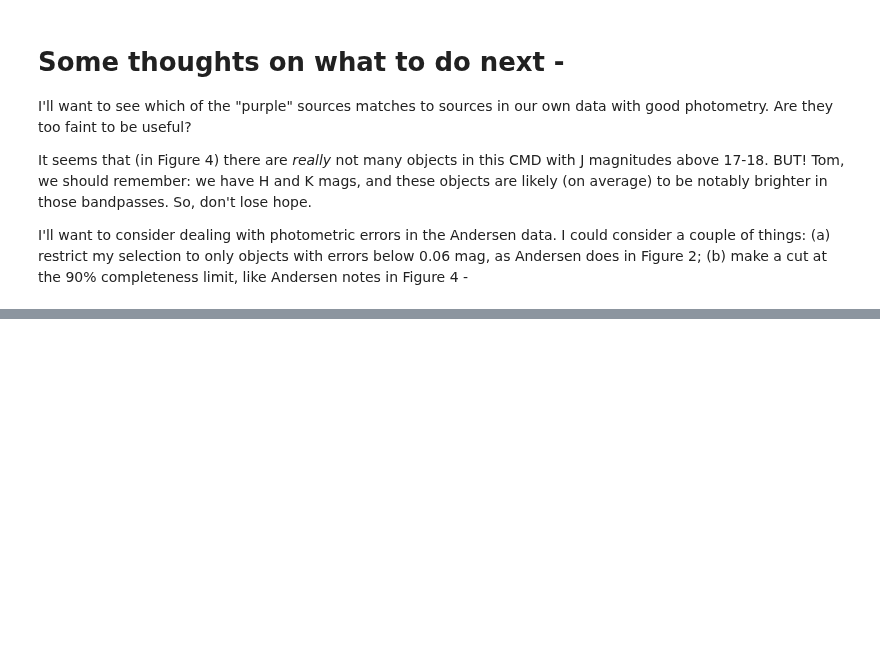
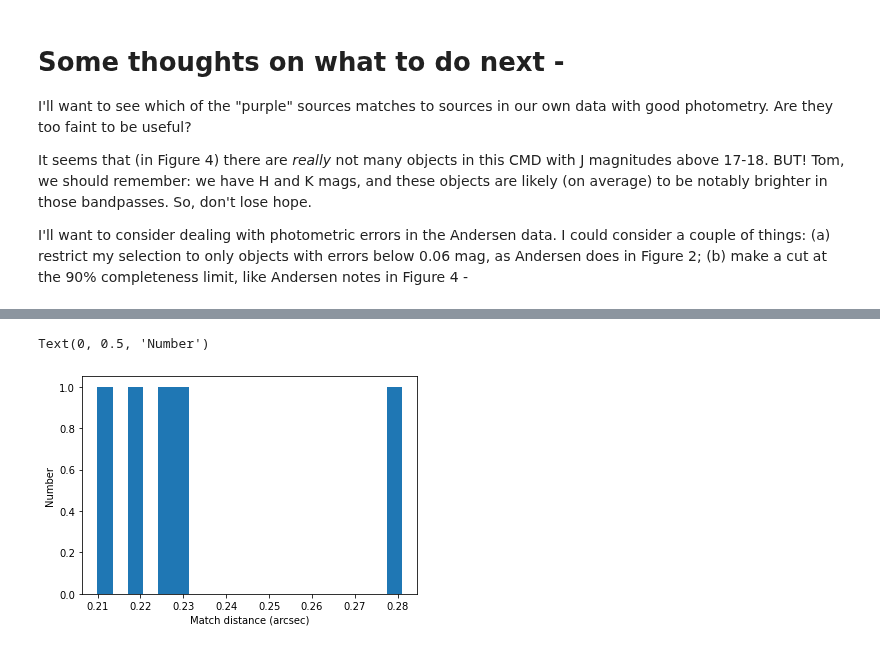
Before and after one commit to tomr-stargazer/Variability_Project_2020, a Jupyter notebook: wuvars/analysis/prototypes/Investigating the Mon R2 data that Morten sent.ipynb, the cells around one changed output, grey strips where cells are left out. Cells and saved outputs as stored; diff of their text form; code cells hidden in the pictures; blank space fills up the shorter version.

```diff
--- a/wuvars/analysis/prototypes/Investigating the Mon R2 data that Morten sent.ipynb
+++ b/wuvars/analysis/prototypes/Investigating the Mon R2 data that Morten sent.ipynb
@@ -266,0 +305,7 @@ I'll want to consider dealing with photometric errors in the Andersen data. I co
+# %%
+plt.hist(d2d[sep_constraint].to(u.arcsec).value, bins=20)
+plt.xlabel("Match distance (arcsec)")
+plt.ylabel("Number")
+# %% [output]
+Text(0, 0.5, 'Number')
+[figure, added]
```
Also changed, not shown: parts of 27 cells of this notebook.
